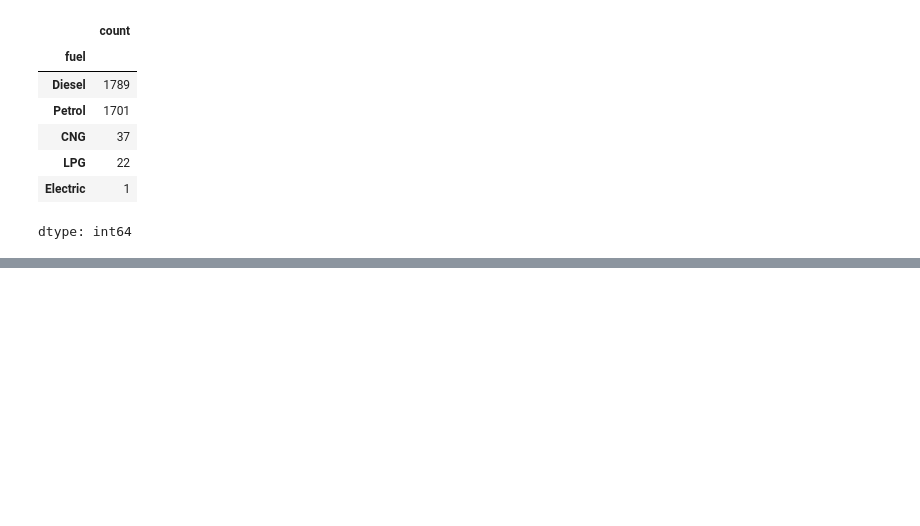
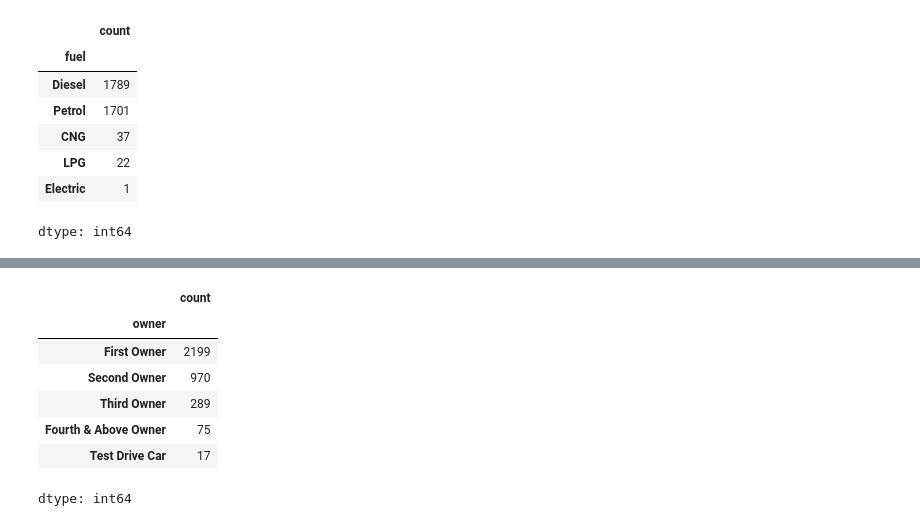
Before and after one commit to rajeshxdatascience/Car-Price-Prediction-ML, a Jupyter notebook: 01_Exploratory_Data_Analysis.ipynb, the cells around one changed output, grey strips where cells are left out. Saved outputs shown, nothing was run; the diff lists cells and outputs as text; code cells hidden in the pictures; blank space fills up the shorter version.

```diff
--- a/01_Exploratory_Data_Analysis.ipynb
+++ b/01_Exploratory_Data_Analysis.ipynb
@@ -300,0 +320,3 @@ dtype: int64
+# %%
+df['brand'] = df['brand'].astype('category')
+df['fuel'] = df['fuel'].astype('category')
@@ -300,0 +332,5 @@ dtype: int64
+# %%
+df['seller_type'] = df['seller_type'].replace('Trustmark Dealer','Dealer')
+df['seller_type'] = df['seller_type'].str.lower()
+df['seller_type'] = df['seller_type'].astype('category
+')
@@ -300,0 +345,3 @@ dtype: int64
+# %%
+df['transmission'] = df['transmission'].str.lower()
+df['transmission'] = df['transmission'].astype('category')
@@ -300,0 +374,11 @@ dtype: int64
+# %%
+df['owner'].value_counts()
+# %% [output]
+|  | count |
+| owner |  |
+| First Owner | 2199 |
+| Second Owner | 970 |
+| Third Owner | 289 |
+| Fourth & Above Owner | 75 |
+| Test Drive Car | 17 |
+dtype: int64
```
Also changed, not shown: parts of 7 cells of this notebook.
